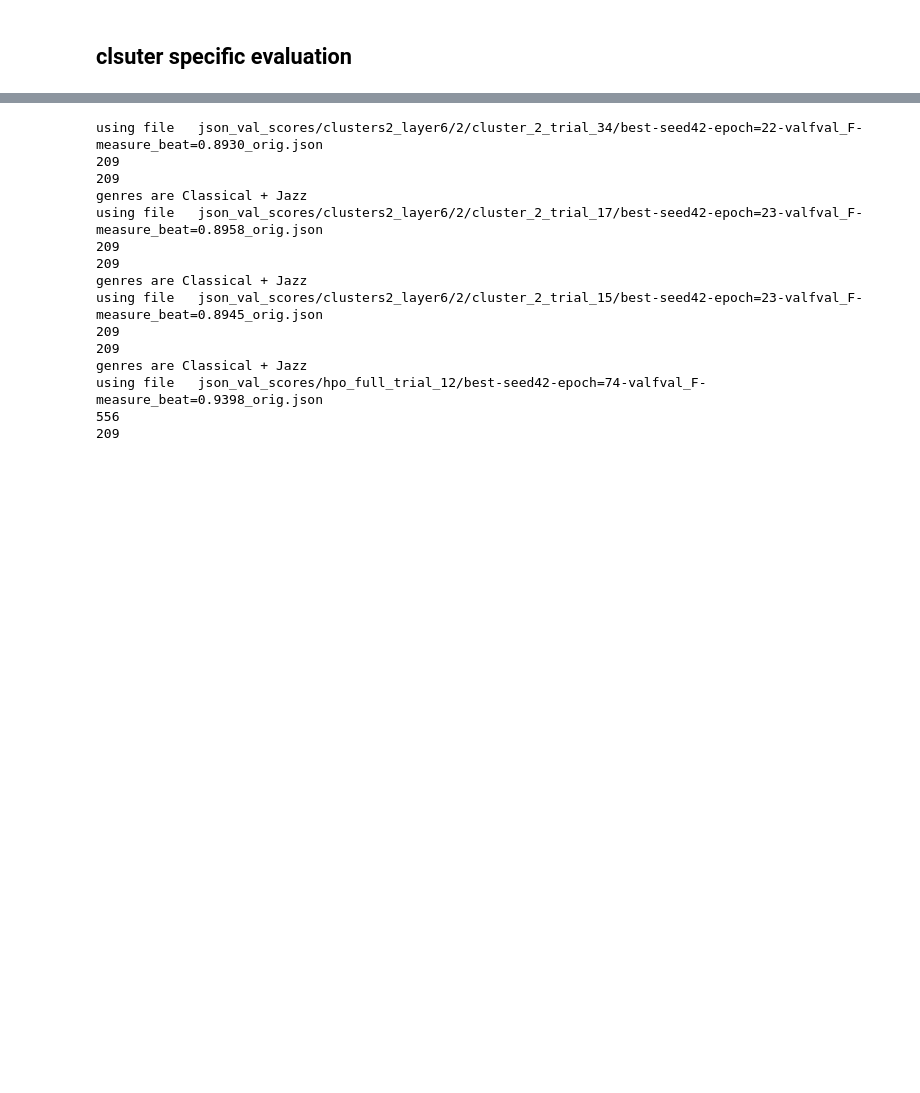
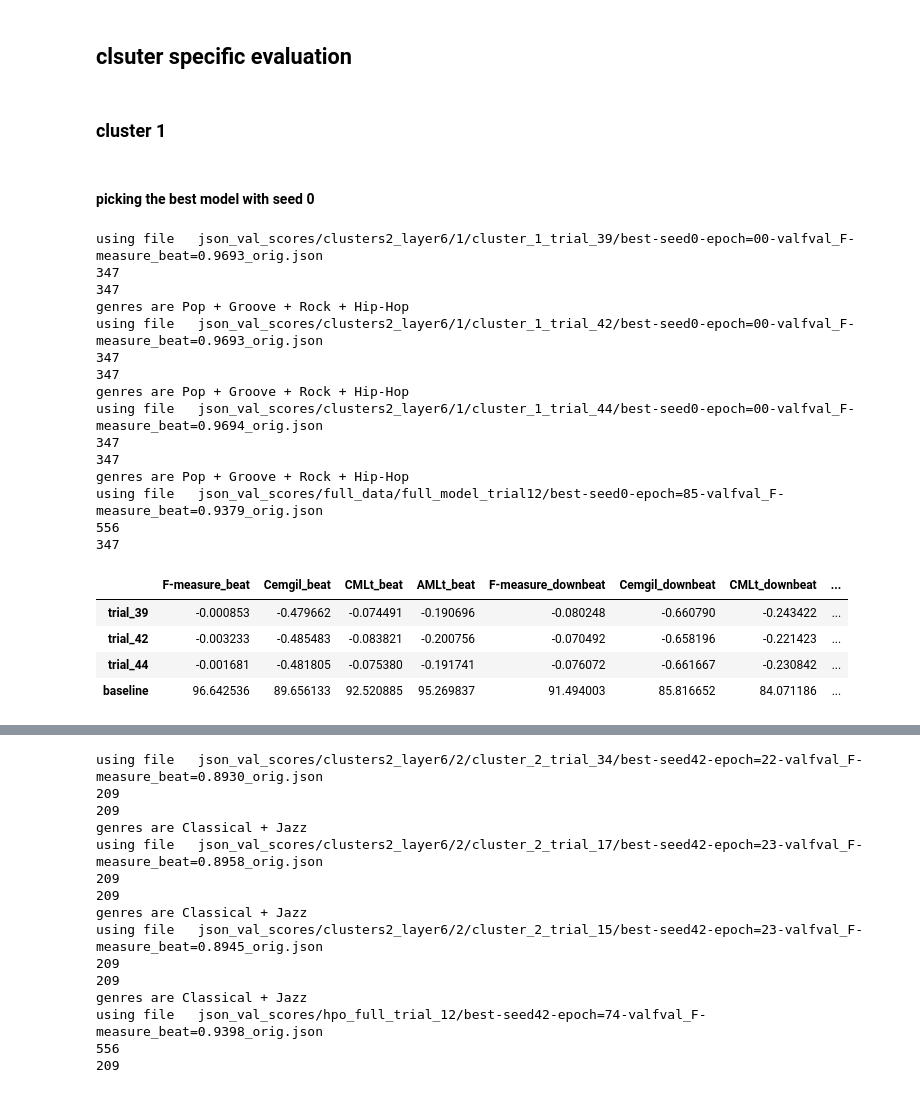
Before and after one commit to PulyaPolya/beat_this, a Jupyter notebook: results_evaluation.ipynb, the cells around one changed output, grey strips where cells are left out. Cells and saved outputs as stored; diff of their text form; code cells hidden in the pictures; blank space fills up the shorter version.

Commit message:
hpo downbeat

```diff
--- a/results_evaluation.ipynb
+++ b/results_evaluation.ipynb
@@ -1673,9 +1675,3 @@ Rank 2: Trial #17
     checkpoint: 80
     freeze_layers: 3
 -----
-# %%
-#df_filtered = df_filtered.head(80)
-indices = df_filtered["value"].nlargest(10).index
-df_filtered
-df_filtered["diff"] = df_filtered["value"].apply(lambda x: x - 88.878)
-df_filtered.loc[indices]
@@ -1694,5 +1677,0 @@ df_filtered.loc[indices]
-# %%
-indices = df_filtered["value"].nlargest(10).index
-df_filtered
-df_filtered["diff"] = df_filtered["value"].apply(lambda x: x - 88.878)
-df_filtered.loc[indices]
@@ -1884,0 +1919,37 @@ df_sorted
+# %%
+def get_baseliine_diff(df_total, num_trials):
+    df_baseline = df_total.loc["baseline"]
+    diff_vs_baseline = df_total[:num_trials].subtract(df_total.loc["baseline"])
+    diff_vs_baseline
+    diff_vs_baseline = pd.concat([diff_vs_baseline, df_baseline.to_frame().T], axis=0)
+    return diff_vs_baseline
+# %% [markdown]
+### cluster 1
+# %% [markdown]
+#### picking the best model with seed 0
+# %%
+df_total = get_per_cluster_results(trials = [39, 42, 44], seeds = [0],json_path = "json_val_scores", name_full = "full_model_trial12", cluster = 1)
+diff_vs_baseline = get_baseliine_diff (df_total, num_trials=3)
+diff_vs_baseline
+diff_vs_baseline
+# %% [output]
+using file   json_val_scores/clusters2_layer6/1/cluster_1_trial_39/best-seed0-epoch=00-valfval_F-measure_beat=0.9693_orig.json
+347
+347
+genres are Pop + Groove + Rock + Hip-Hop
+using file   json_val_scores/clusters2_layer6/1/cluster_1_trial_42/best-seed0-epoch=00-valfval_F-measure_beat=0.9693_orig.json
+347
+347
+genres are Pop + Groove + Rock + Hip-Hop
+using file   json_val_scores/clusters2_layer6/1/cluster_1_trial_44/best-seed0-epoch=00-valfval_F-measure_beat=0.9694_orig.json
+347
+347
+genres are Pop + Groove + Rock + Hip-Hop
+using file   json_val_scores/full_data/full_model_trial12/best-seed0-epoch=85-valfval_F-measure_beat=0.9379_orig.json
+556
+347
+|  | F-measure_beat | Cemgil_beat | CMLt_beat | AMLt_beat | F-measure_downbeat | Cemgil_downbeat | CMLt_downbeat | ... |
+| trial_39 | -0.000853 | -0.479662 | -0.074491 | -0.190696 | -0.080248 | -0.660790 | -0.243422 | ... |
+| trial_42 | -0.003233 | -0.485483 | -0.083821 | -0.200756 | -0.070492 | -0.658196 | -0.221423 | ... |
+| trial_44 | -0.001681 | -0.481805 | -0.075380 | -0.191741 | -0.076072 | -0.661667 | -0.230842 | ... |
+| baseline | 96.642536 | 89.656133 | 92.520885 | 95.269837 | 91.494003 | 85.816652 | 84.071186 | ... |
```
Also changed, not shown: parts of 35 cells of this notebook, 3 other files.
